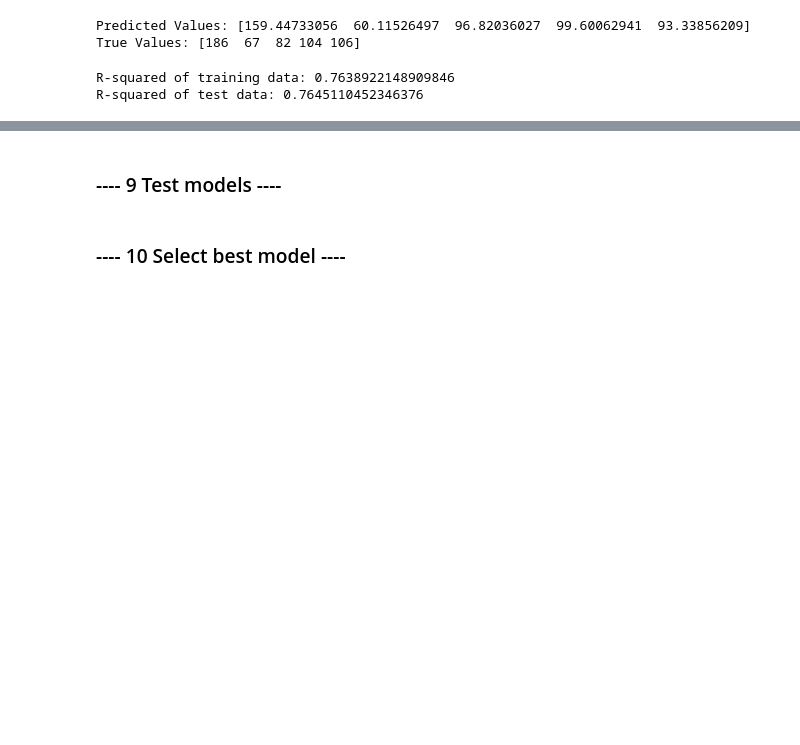
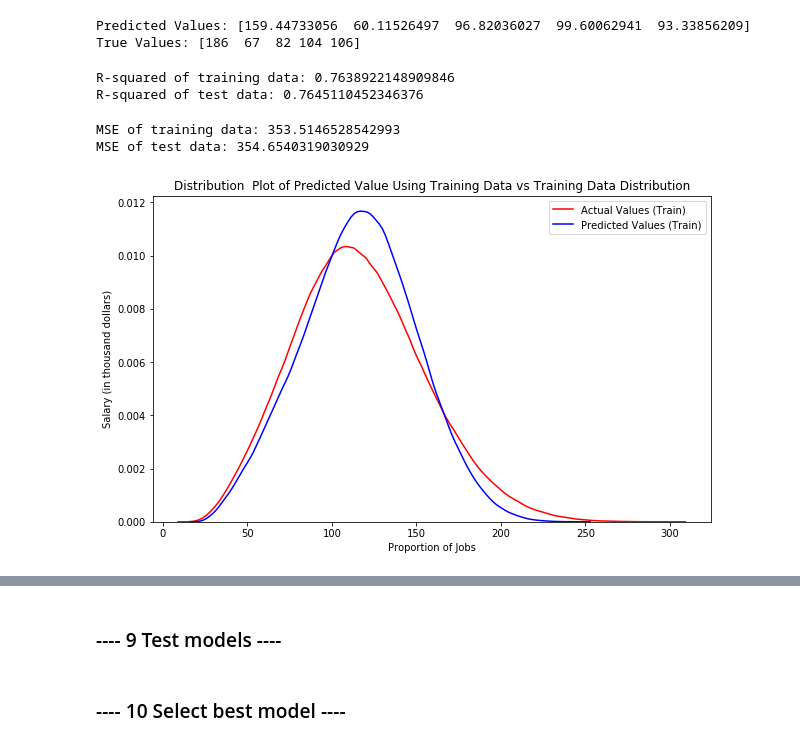
Before and after one commit to deejayrusso/Salary-Prediction-Portfolio, a Jupyter notebook: Salary Prediction Notebook.ipynb, the cells around one changed output, grey strips where cells are left out. Drawn from its saved outputs; the diff is of its cells as text; code cells hidden in the pictures; blank space fills up the shorter version.

```diff
--- a/Salary Prediction Notebook.ipynb
+++ b/Salary Prediction Notebook.ipynb
@@ -661,3 +658,18 @@ print("R-squared of test data:", poly.score(X_test_pr, y_test))
 # %% [output]
 R-squared of training data: 0.7638922148909846
 R-squared of test data: 0.7645110452346376
+# %%
+# MSE of train and test data
+print("MSE of training data:", mean_squared_error(y_train, yhat_prTrain))
+print("MSE of test data:", mean_squared_error(y_test, yhat_prTest))
+
+# 2nd ordr train/test=353.515/354.654
+# %% [output]
+MSE of training data: 353.5146528542993
+MSE of test data: 354.6540319030929
+# %%
+# View distribution of actual vs fitted
+Title = 'Distribution  Plot of Predicted Value Using Training Data vs Training Data Distribution'
+DistributionPlot(y_train, yhat_prTrain, "Actual Values (Train)", "Predicted Values (Train)", Title)
+# %% [output]
+[figure, added]
```
Also changed, not shown: parts of 12 cells of this notebook.
